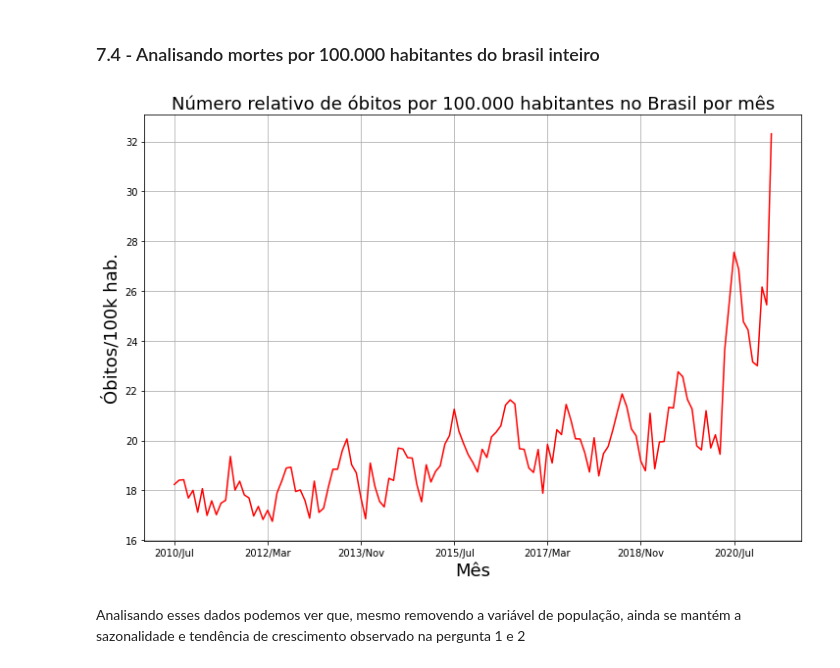
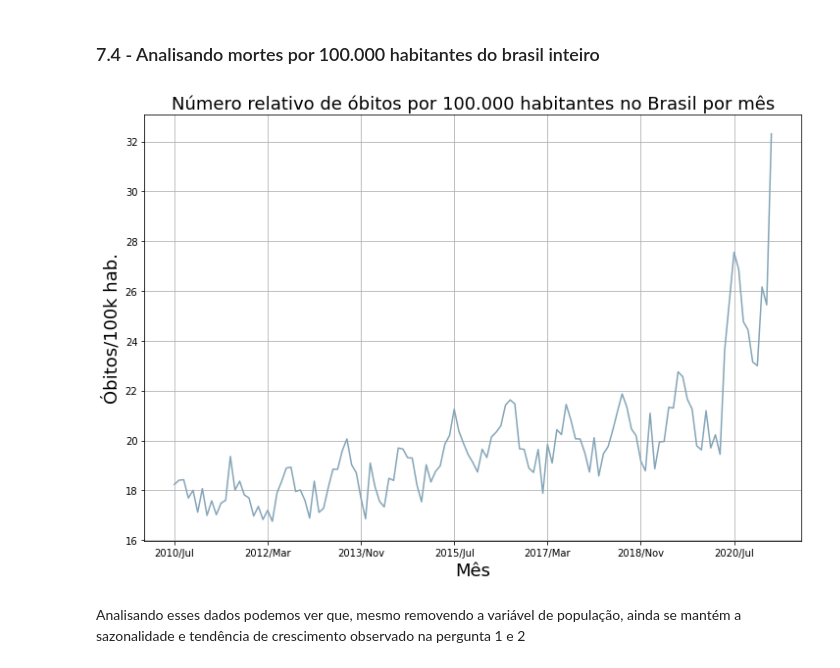
Before and after one commit to nicolas-stelatto/bootcamp_data_science_aplicada, a Jupyter notebook: Modulo_1/Desafio/Notebooks/Notebook_Desafio_Modulo01.ipynb, the cells around one changed output. Cells and saved outputs as stored; diff of their text form; code cells hidden in the pictures.

```diff
--- a/Modulo_1/Desafio/Notebooks/Notebook_Desafio_Modulo01.ipynb
+++ b/Modulo_1/Desafio/Notebooks/Notebook_Desafio_Modulo01.ipynb
@@ -244,13 +231,13 @@ dados_obitos_uf_por_100k.head()
 # %%
 dados_obitos_uf_por_100k.loc["Total"].plot(figsize=(12,8))
 plt.title("Número relativo de óbitos por 100.000 habitantes no Brasil por mês", fontsize=18)
 plt.xlabel("Mês", fontsize=18)
 plt.ylabel("Óbitos/100k hab.", fontsize=18)
-plt.gca().get_lines()[0].set_color("red")
+plt.gca().get_lines()[0].set_color("#84a5b8")
 plt.grid()
 plt.show()
 # %% [output]
-[figure, old version]
+[figure, new version]
 # %% [markdown]
 Analisando esses dados podemos ver que, mesmo removendo a variável de população, ainda se mantém a sazonalidade e tendência de crescimento observado na pergunta 1 e 2
 # %% [markdown]
```
Also changed, not shown: parts of 5 cells of this notebook.
